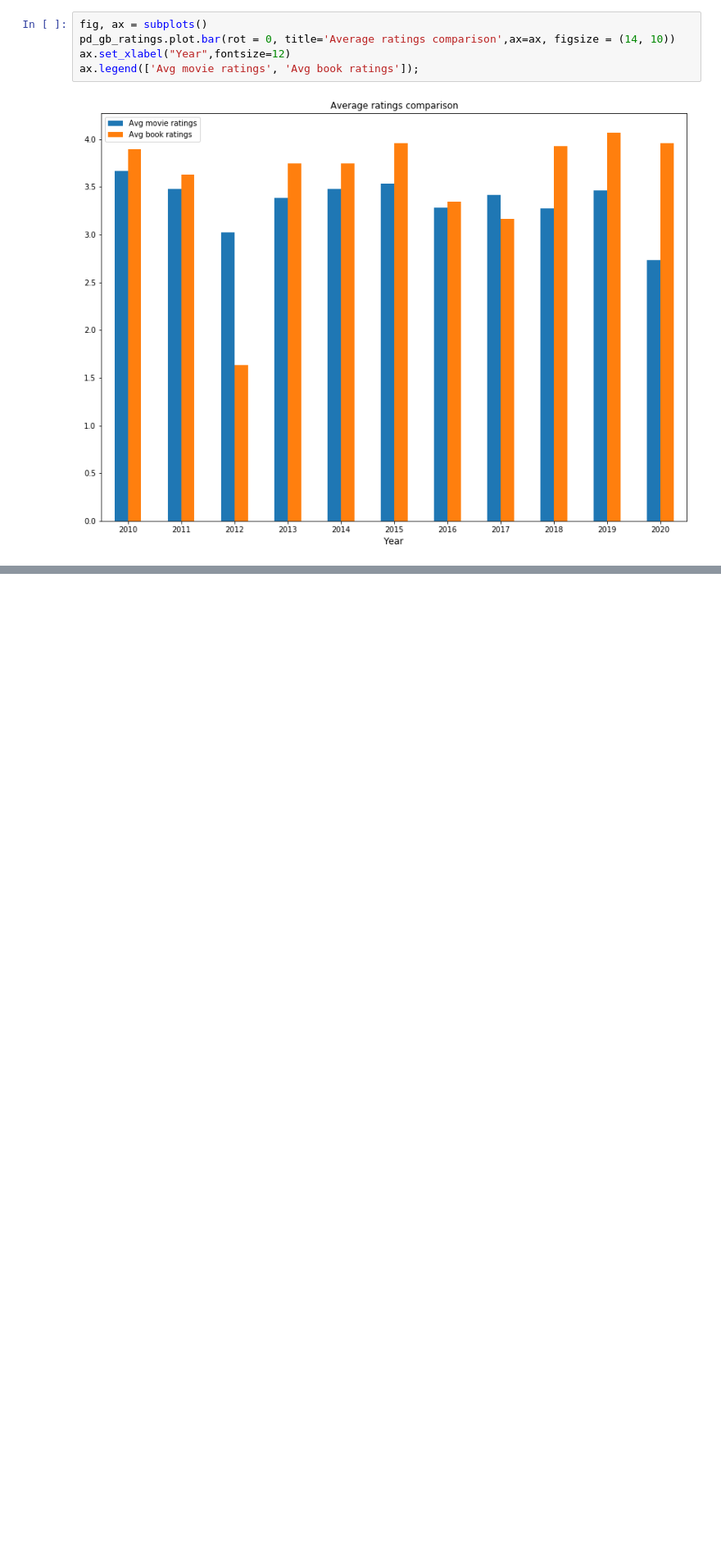
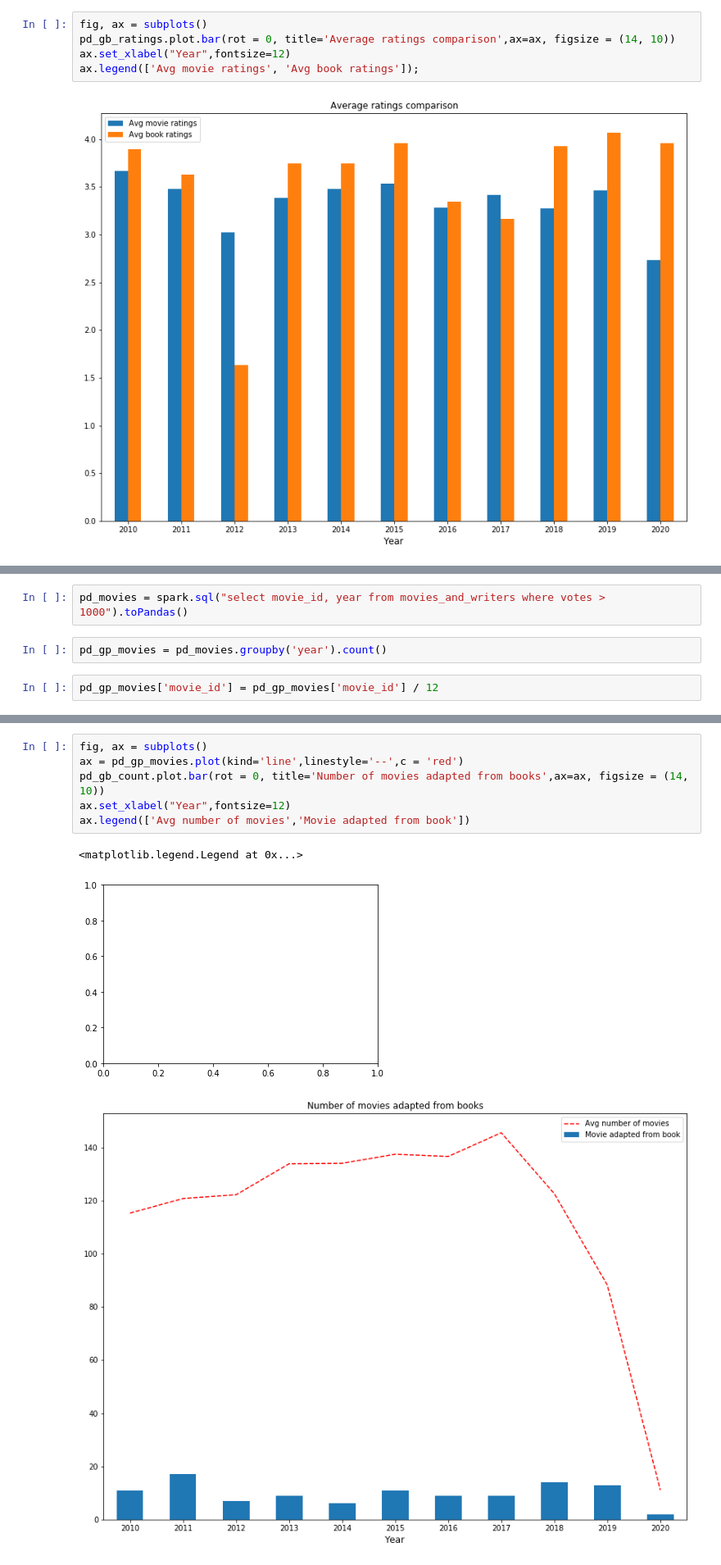
Before and after one commit to jankichauhan/Captsone_Goodreads_Imdb, a Jupyter notebook: Imdb_data_load.ipynb, the cells around one changed output, grey strips where cells are left out. Shown at 82% size. Saved outputs shown, nothing was run; the diff lists cells and outputs as text; blank space fills up the shorter version.

```diff
--- a/Imdb_data_load.ipynb
+++ b/Imdb_data_load.ipynb
@@ -609,0 +584,6 @@ ax.legend(['Avg movie ratings', 'Avg book ratings']);
+# %%
+pd_movies = spark.sql("select movie_id, year from movies_and_writers where votes > 1000").toPandas()
+# %%
+pd_gp_movies = pd_movies.groupby('year').count()
+# %%
+pd_gp_movies['movie_id'] = pd_gp_movies['movie_id'] / 12
@@ -609,0 +606,10 @@ ax.legend(['Avg movie ratings', 'Avg book ratings']);
+# %%
+fig, ax = subplots()
+ax = pd_gp_movies.plot(kind='line',linestyle='--',c = 'red')
+pd_gb_count.plot.bar(rot = 0, title='Number of movies adapted from books',ax=ax, figsize = (14, 10))
+ax.set_xlabel("Year",fontsize=12)
+ax.legend(['Avg number of movies','Movie adapted from book'])
+# %% [output]
+<matplotlib.legend.Legend at 0x...>
+[figure, added]
+[figure, added]
```
Also changed, not shown: parts of 17 cells of this notebook.
